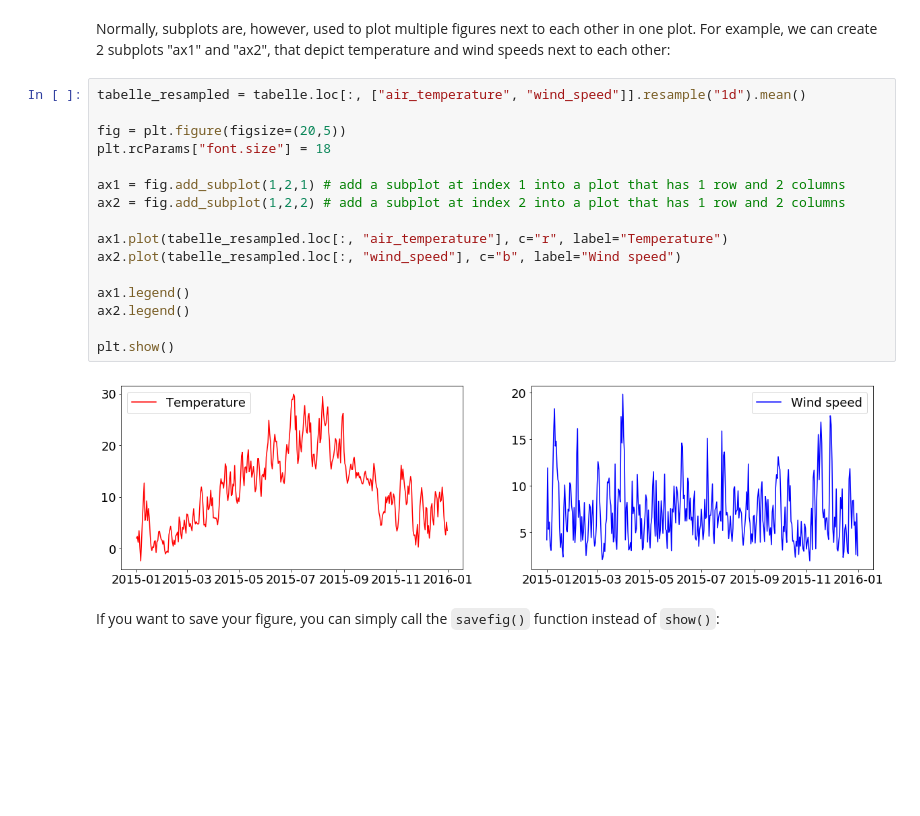
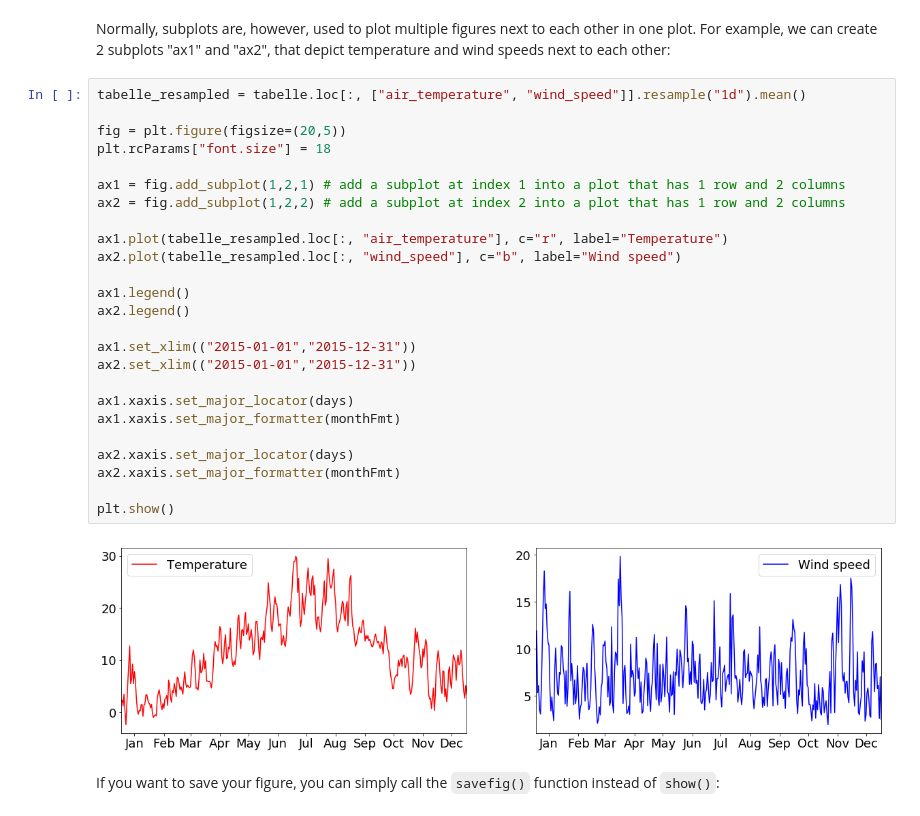
Before and after one commit to python-kurs/sommersemester_2019, a Jupyter notebook: content/units/S01E04.ipynb, the cells around one changed output. Cells and saved outputs as stored; diff of their text form; blank space fills up the shorter version.

```diff
--- a/content/units/S01E04.ipynb
+++ b/content/units/S01E04.ipynb
@@ -541,21 +550,30 @@ Normally, subplots are, however, used to plot multiple figures next to each othe
 # %%
 tabelle_resampled = tabelle.loc[:, ["air_temperature", "wind_speed"]].resample("1d").mean()
 
 fig = plt.figure(figsize=(20,5))
 plt.rcParams["font.size"] = 18
 
 ax1 = fig.add_subplot(1,2,1) # add a subplot at index 1 into a plot that has 1 row and 2 columns
 ax2 = fig.add_subplot(1,2,2) # add a subplot at index 2 into a plot that has 1 row and 2 columns
 
 ax1.plot(tabelle_resampled.loc[:, "air_temperature"], c="r", label="Temperature")
 ax2.plot(tabelle_resampled.loc[:, "wind_speed"], c="b", label="Wind speed")
 
 ax1.legend()
 ax2.legend()
 
+ax1.set_xlim(("2015-01-01","2015-12-31"))
+ax2.set_xlim(("2015-01-01","2015-12-31"))
+
+ax1.xaxis.set_major_locator(days)
+ax1.xaxis.set_major_formatter(monthFmt)
+
+ax2.xaxis.set_major_locator(days)
+ax2.xaxis.set_major_formatter(monthFmt)
+
 plt.show()
 # %% [output]
-[figure, old version]
+[figure, new version]
 # %% [markdown]
 If you want to save your figure, you can simply call the `savefig()` function instead of `show()`:
 # %%
```
Also changed, not shown: parts of 6 cells of this notebook.
